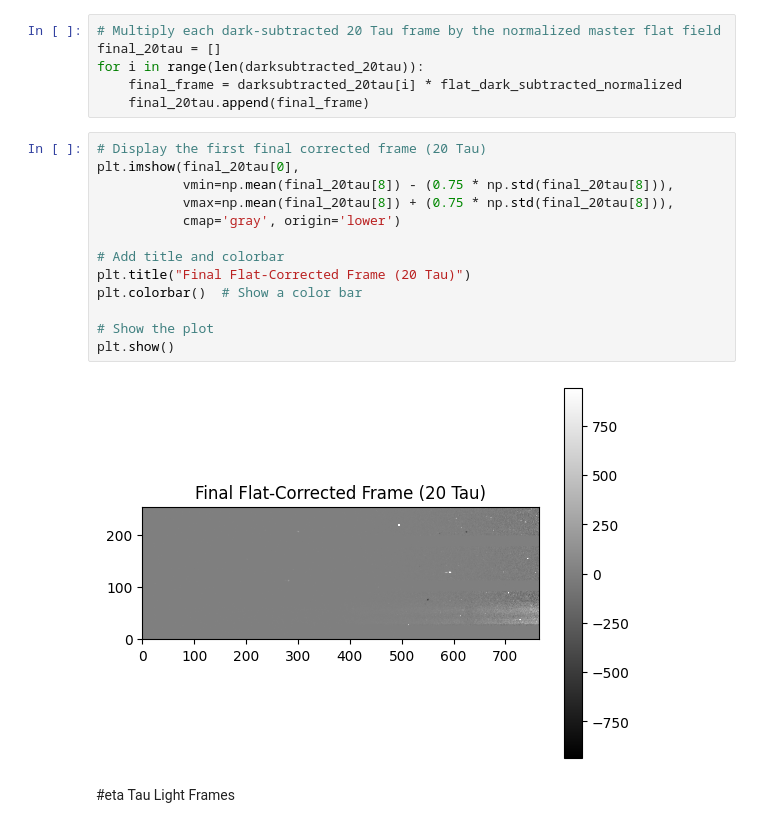
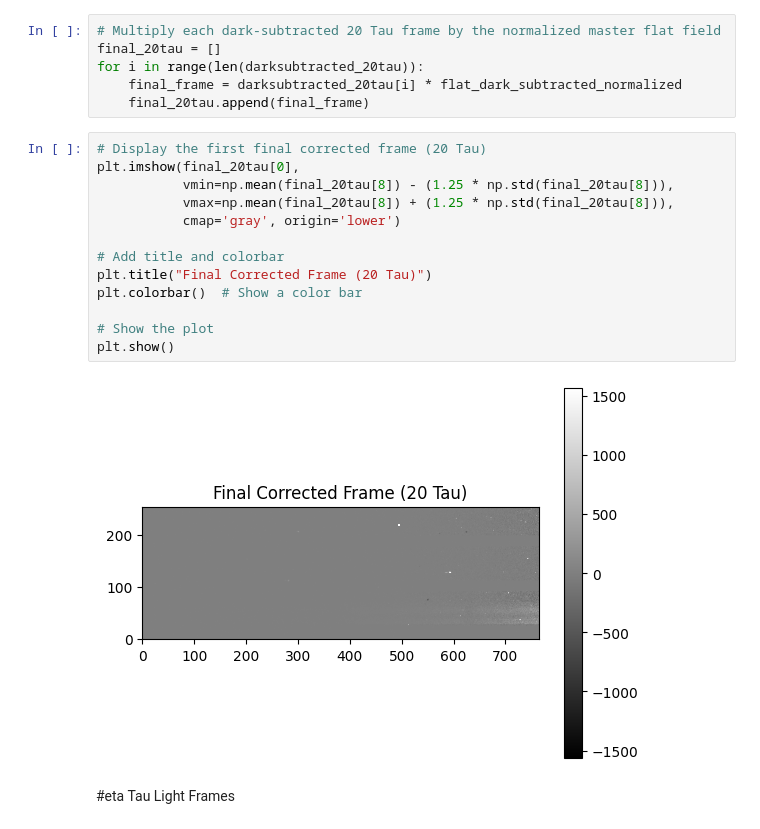
Before and after one commit to Zhengjingyi0823/AST443-Group5, a Jupyter notebook: 11_9_24_AST443_Lab3.ipynb, the cells around one changed output. Cells and saved outputs as stored; diff of their text form.

```diff
--- a/11_6_24_AST443_lab3.ipynb
+++ b/11_9_24_AST443_Lab3.ipynb
@@ -218,18 +212,18 @@ for i in range(len(darksubtracted_20tau)):
 # %%
 # Display the first final corrected frame (20 Tau)
 plt.imshow(final_20tau[0],
-           vmin=np.mean(final_20tau[8]) - (0.75 * np.std(final_20tau[8])),
-           vmax=np.mean(final_20tau[8]) + (0.75 * np.std(final_20tau[8])),
+           vmin=np.mean(final_20tau[8]) - (1.25 * np.std(final_20tau[8])),
+           vmax=np.mean(final_20tau[8]) + (1.25 * np.std(final_20tau[8])),
            cmap='gray', origin='lower')
 
 # Add title and colorbar
-plt.title("Final Flat-Corrected Frame (20 Tau)")
+plt.title("Final Corrected Frame (20 Tau)")
 plt.colorbar()  # Show a color bar
 
 # Show the plot
 plt.show()
 # %% [output]
-[figure, old version]
+[figure, new version]
 # %% [markdown]
 #eta Tau Light Frames
 # %%
```
Also changed, not shown: parts of 17 cells of this notebook, 2 other files.
